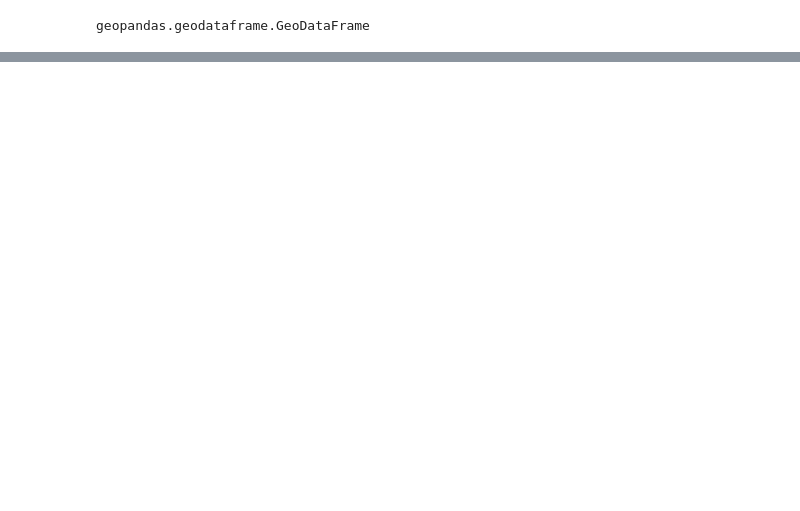
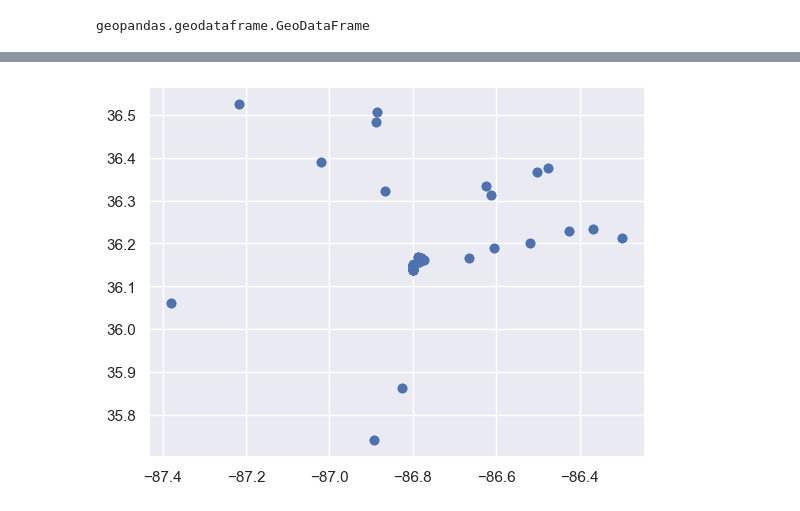
Before and after one commit to NSS-Data-Analytics-Cohort-8/scooter-partner1-whenhugocallsuspythonistas, a Jupyter notebook: notebooks/eda.ipynb, the cells around one changed output, grey strips where cells are left out. Cells and saved outputs as stored; diff of their text form; code cells hidden in the pictures; blank space fills up the shorter version.

```diff
--- a/notebooks/eda.ipynb
+++ b/notebooks/eda.ipynb
@@ -395,0 +355,2 @@ plt.show()
+# %%
+bus_stops = bus_stops.set_crs("EPSG:4326")
@@ -395,0 +371,7 @@ plt.show()
+# %%
+bus_stops[["Latitude", "Longitude"]] = bus_stops["Mapped Location"].str.strip("()").str.split(", ", expand=True).astype(float)
+# %%
+bus_stops['geometry'] = bus_stops.apply(lambda x: Point((x.Latitude,
+                                                         x.Longitude)),
+                                        axis=1)
+bus_stops.head(3)
@@ -395,0 +388,5 @@ plt.show()
+# %%
+plt.scatter(bus_stops["Longitude"], bus_stops["Latitude"])
+plt.show()
+# %% [output]
+[figure, added]
```
Also changed, not shown: parts of 14 cells of this notebook.
